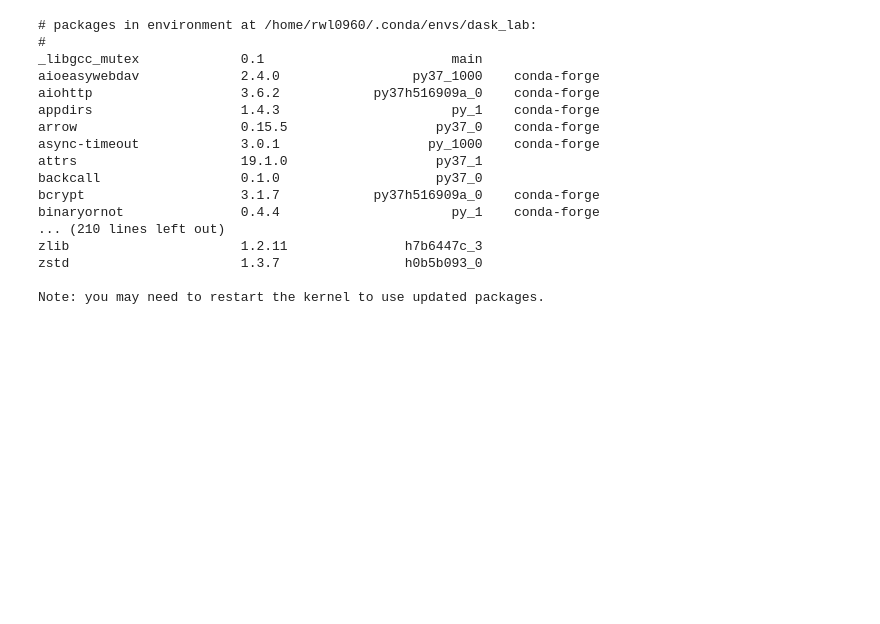
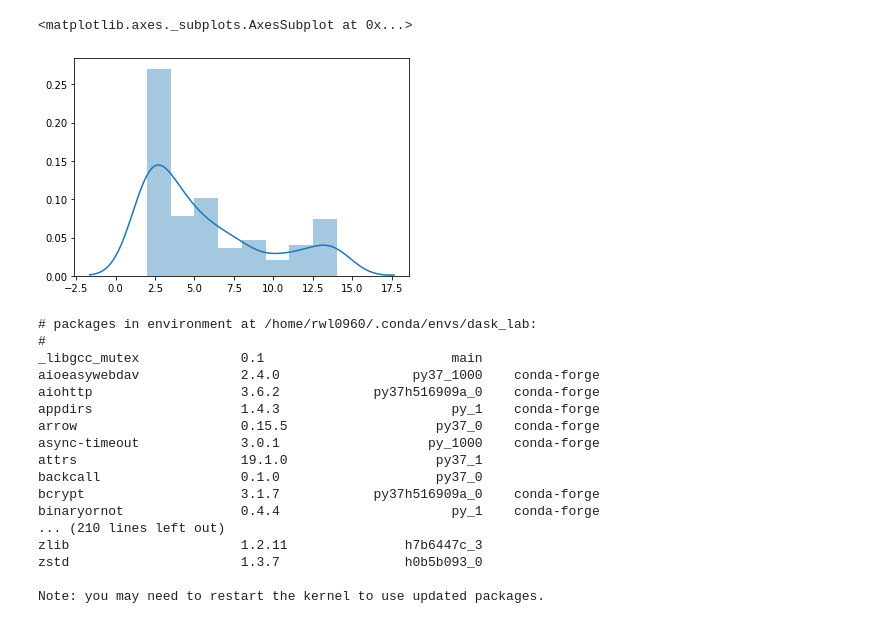
Before and after one commit to Rocklin-Lab/mhdx_pipeline, a Jupyter notebook: notebooks/new_factorize_dev.ipynb, the cells around one changed output. Cells and saved outputs as stored; diff of their text form; code cells hidden in the pictures; blank space fills up the shorter version.

Commit message:
tensor_generator proc analysis

```diff
--- a/notebooks/new_factorize_dev.ipynb
+++ b/notebooks/new_factorize_dev.ipynb
@@ -28,3 +29,21 @@ line = 0
 tp_inputs = [sorted([fn for fn in glob.glob("resources/tensors/"+str(line)+"_*") if tp_name in fn]) for tp_name in tp_names]
 
 sample_un = hx.limit_read(tp_inputs[0][0])
+# %%
+proc_files = glob.glob("resources/ic_time_series/*.cpickle.zlib")
+# %%
+flat = []
+proc_buf = []
+for fn in proc_files:
+    fn_buf = []
+    tps = hx.limit_read(fn)
+    for tp in tps:
+        if len(tp) > 0:
+            ic = tp[0]
+            flat.append(ic.n_factors)
+            fn_buf.append(ic.n_factors)
+        else:
+            pass
+    proc_buf.append(fn_buf)
+# %%
+sflat = sorted(flat)
@@ -31,3 +57,8 @@ sample_un = hx.limit_read(tp_inputs[0][0])
+# %%
+sns.distplot(sflat)
+# %% [output]
+<matplotlib.axes._subplots.AxesSubplot at 0x...>
+[figure, added]
 # %%
 conda list
 # %% [output]
```
Also changed, not shown: parts of 2 cells of this notebook.
